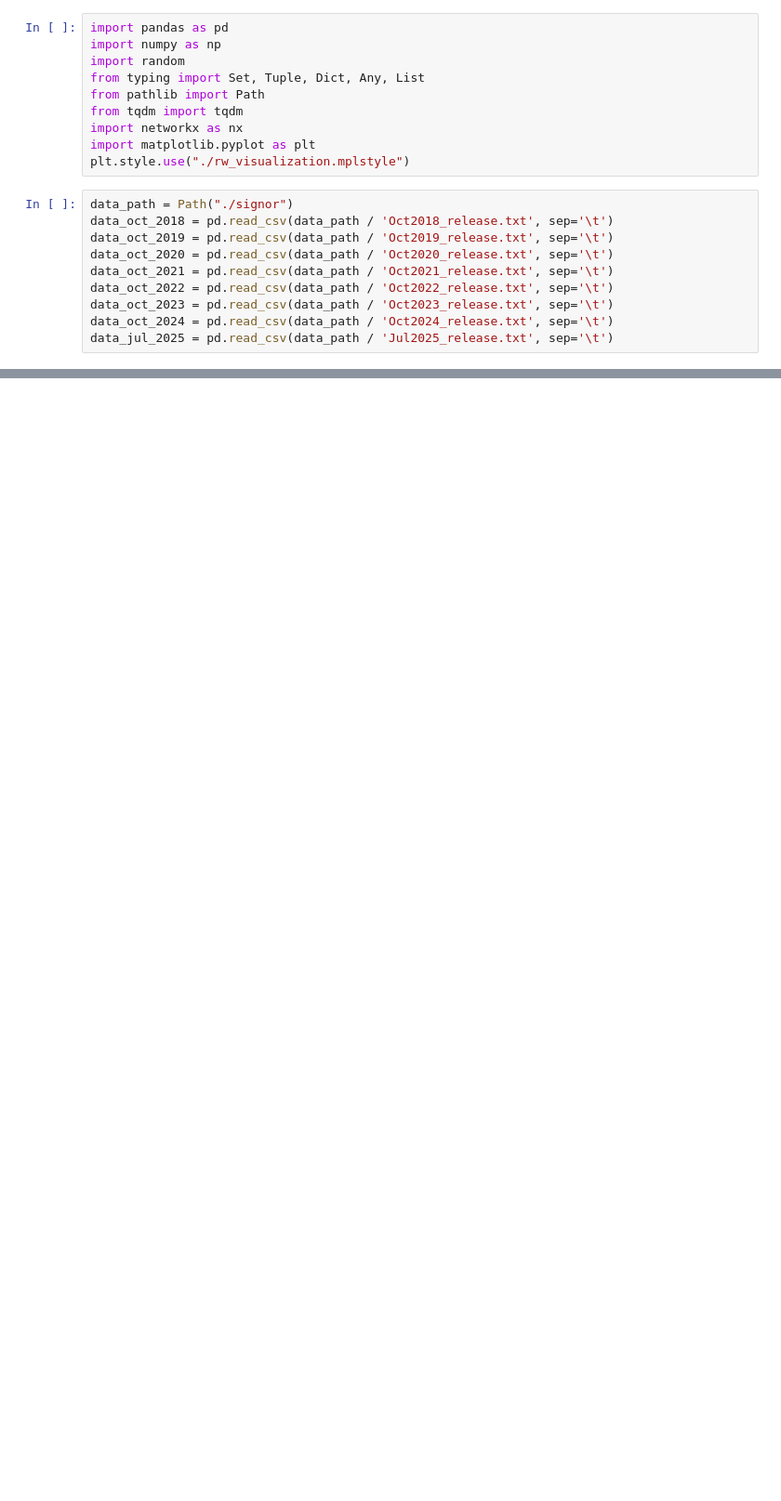
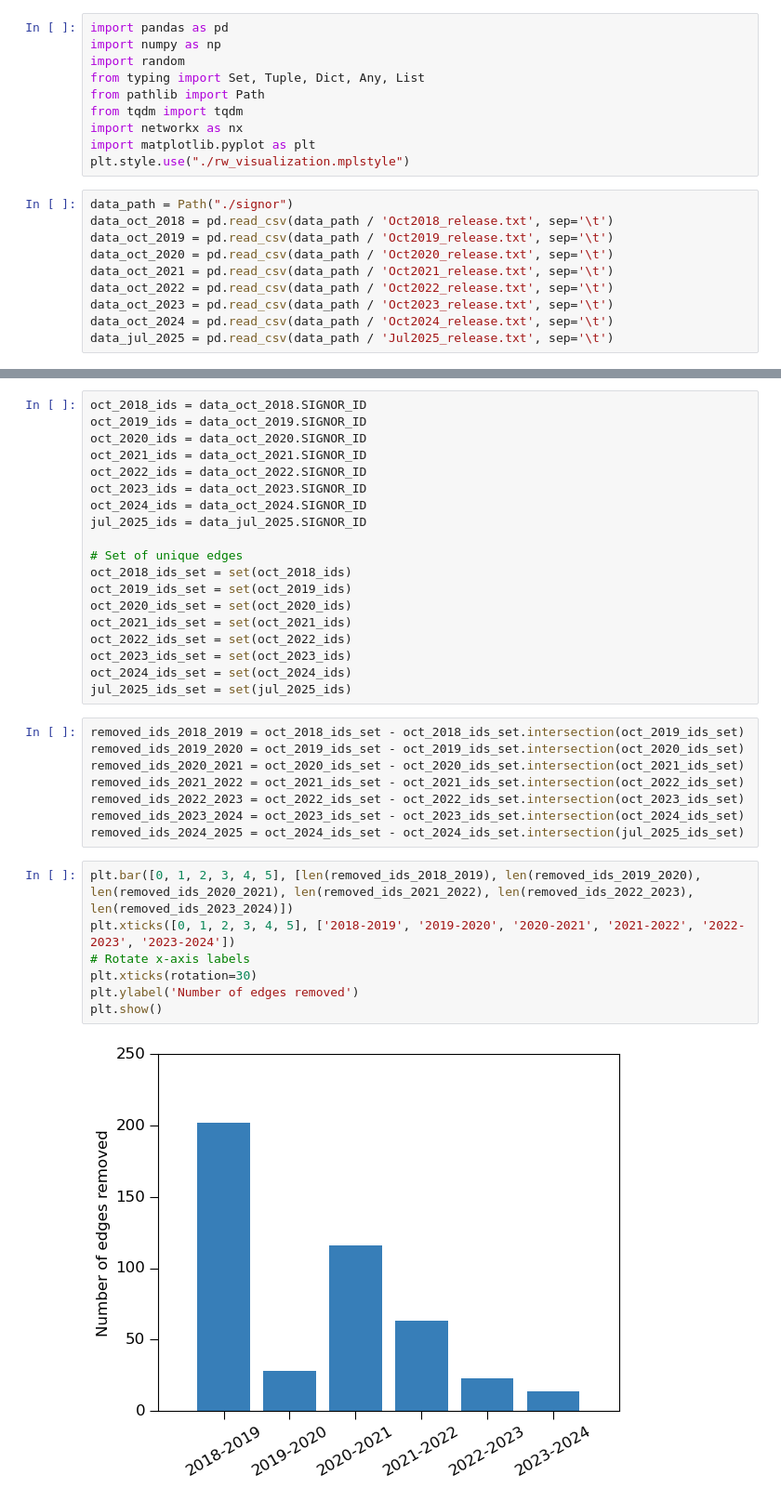
Before and after one commit to saezlab/ProClaim, a Jupyter notebook: grn_denoising/signor_negative_edges.ipynb, the cells around one changed output, grey strips where cells are left out. Shown at 93% size. Drawn from its saved outputs; the diff is of its cells as text; blank space fills up the shorter version.

```diff
--- a/grn_denoising/signor_negative_edges.ipynb
+++ b/grn_denoising/signor_negative_edges.ipynb
@@ -206,0 +30,36 @@ removed_nodes_2018_2019
+# %%
+oct_2018_ids = data_oct_2018.SIGNOR_ID
+oct_2019_ids = data_oct_2019.SIGNOR_ID
+oct_2020_ids = data_oct_2020.SIGNOR_ID
+oct_2021_ids = data_oct_2021.SIGNOR_ID
+oct_2022_ids = data_oct_2022.SIGNOR_ID
+oct_2023_ids = data_oct_2023.SIGNOR_ID
+oct_2024_ids = data_oct_2024.SIGNOR_ID
+jul_2025_ids = data_jul_2025.SIGNOR_ID
+
+# Set of unique edges
+oct_2018_ids_set = set(oct_2018_ids)
+oct_2019_ids_set = set(oct_2019_ids)
+oct_2020_ids_set = set(oct_2020_ids)
+oct_2021_ids_set = set(oct_2021_ids)
+oct_2022_ids_set = set(oct_2022_ids)
+oct_2023_ids_set = set(oct_2023_ids)
+oct_2024_ids_set = set(oct_2024_ids)
+jul_2025_ids_set = set(jul_2025_ids)
+# %%
+removed_ids_2018_2019 = oct_2018_ids_set - oct_2018_ids_set.intersection(oct_2019_ids_set)
+removed_ids_2019_2020 = oct_2019_ids_set - oct_2019_ids_set.intersection(oct_2020_ids_set)
+removed_ids_2020_2021 = oct_2020_ids_set - oct_2020_ids_set.intersection(oct_2021_ids_set)
+removed_ids_2021_2022 = oct_2021_ids_set - oct_2021_ids_set.intersection(oct_2022_ids_set)
+removed_ids_2022_2023 = oct_2022_ids_set - oct_2022_ids_set.intersection(oct_2023_ids_set)
+removed_ids_2023_2024 = oct_2023_ids_set - oct_2023_ids_set.intersection(oct_2024_ids_set)
+removed_ids_2024_2025 = oct_2024_ids_set - oct_2024_ids_set.intersection(jul_2025_ids_set)
+# %%
+plt.bar([0, 1, 2, 3, 4, 5], [len(removed_ids_2018_2019), len(removed_ids_2019_2020), len(removed_ids_2020_2021), len(removed_ids_2021_2022), len(removed_ids_2022_2023), len(removed_ids_2023_2024)])
+plt.xticks([0, 1, 2, 3, 4, 5], ['2018-2019', '2019-2020', '2020-2021', '2021-2022', '2022-2023', '2023-2024'])
+# Rotate x-axis labels
+plt.xticks(rotation=30)
+plt.ylabel('Number of edges removed')
+plt.show()
+# %% [output]
+[figure, added]
```
Also changed, not shown: parts of 34 cells of this notebook.
